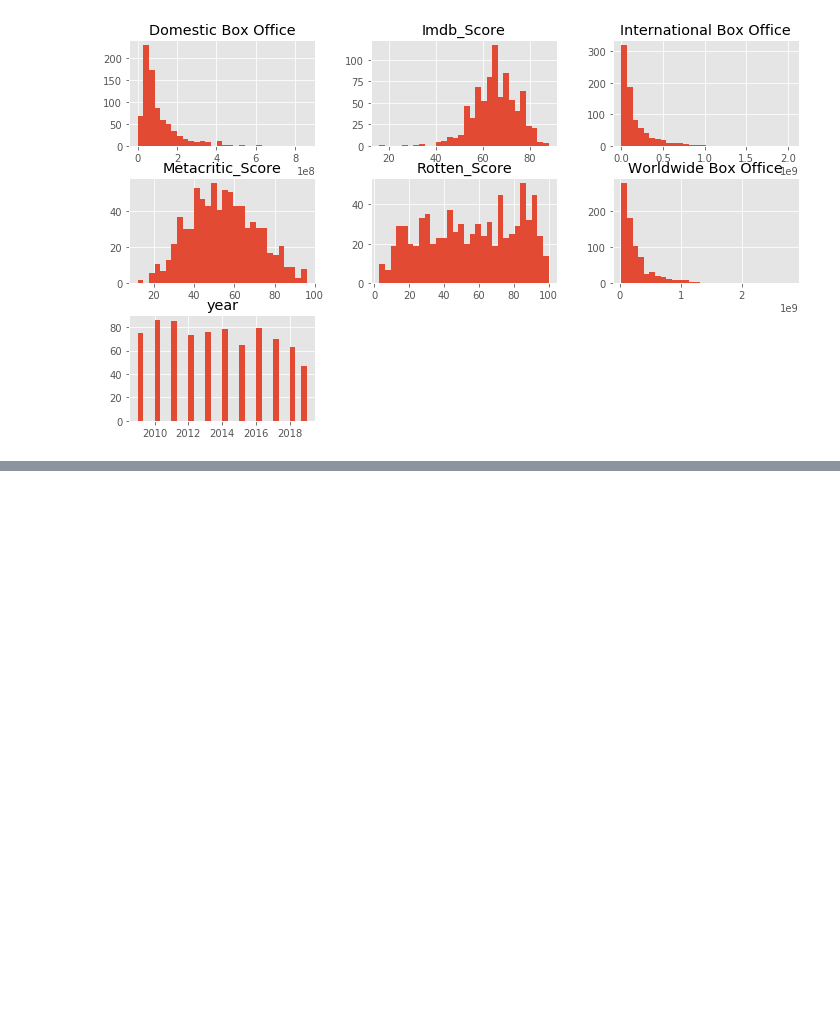
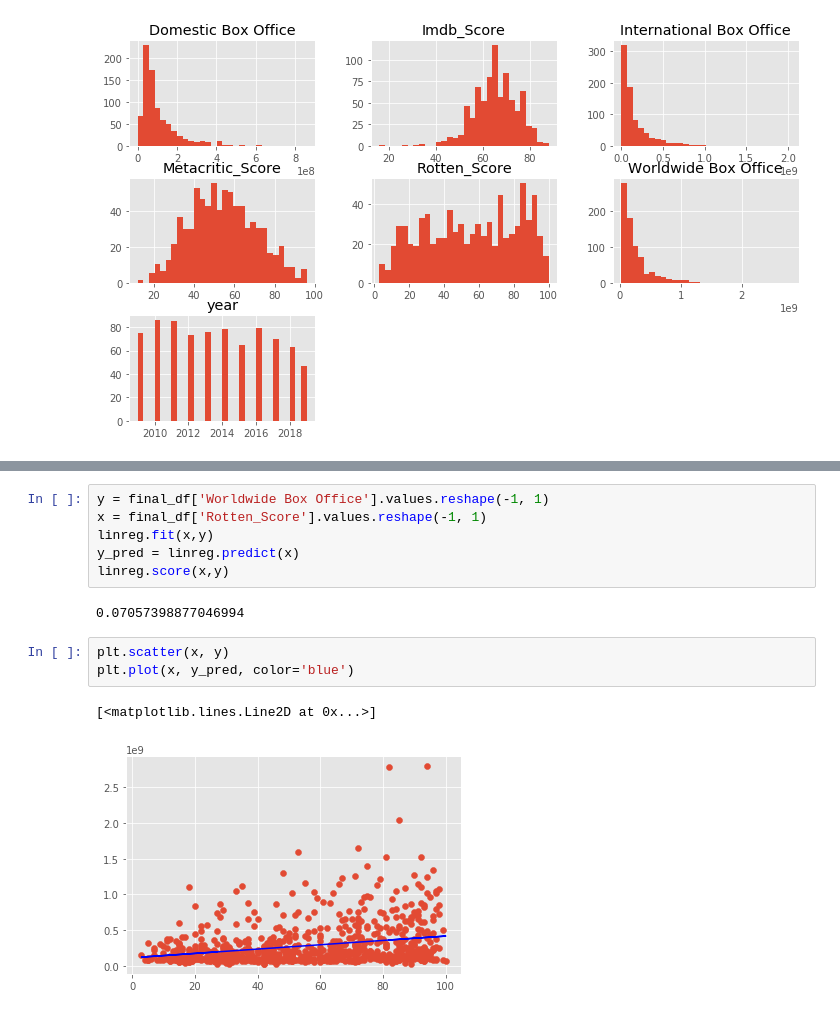
Before and after one commit to ColinMaloney/movies, a Jupyter notebook: yearly_rating.ipynb, the cells around one changed output, grey strips where cells are left out. Cells and saved outputs as stored; diff of their text form; blank space fills up the shorter version.

```diff
--- a/yearly_rating.ipynb
+++ b/yearly_rating.ipynb
@@ -269,0 +441,14 @@ year
+# %%
+y = final_df['Worldwide Box Office'].values.reshape(-1, 1)
+x = final_df['Rotten_Score'].values.reshape(-1, 1)
+linreg.fit(x,y)
+y_pred = linreg.predict(x)
+linreg.score(x,y)
+# %% [output]
+0.07057398877046994
+# %%
+plt.scatter(x, y)
+plt.plot(x, y_pred, color='blue')
+# %% [output]
+[<matplotlib.lines.Line2D at 0x...>]
+[figure, added]
```
Also changed, not shown: parts of 51 cells of this notebook, 1 other file.
